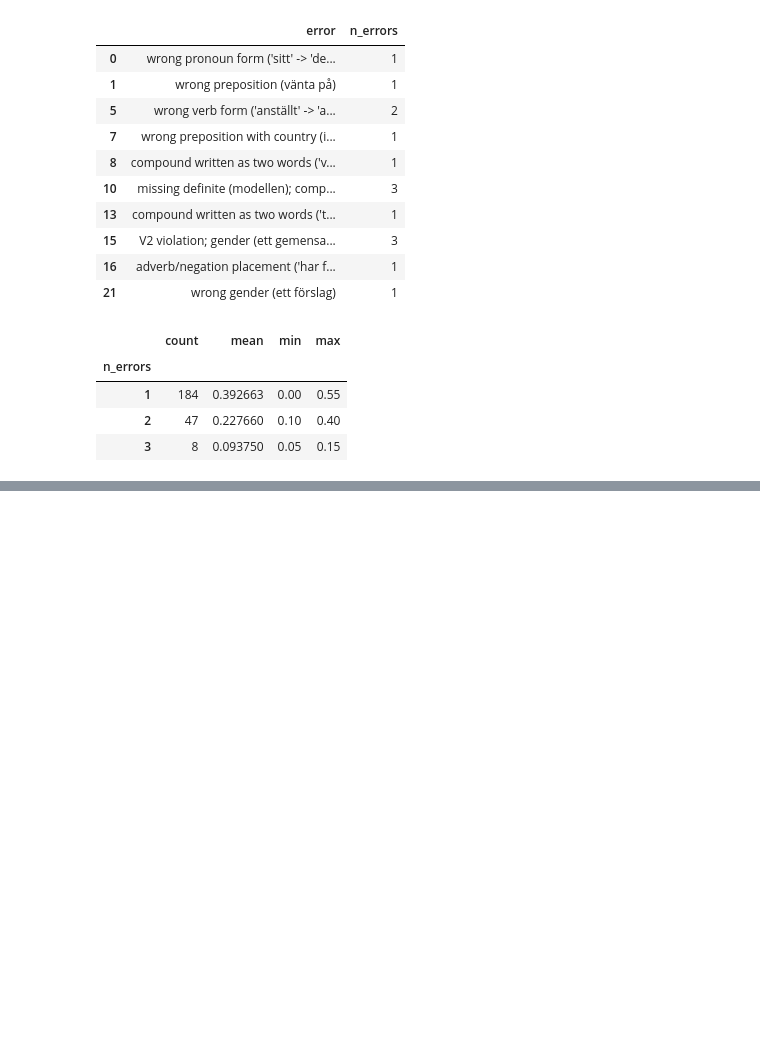
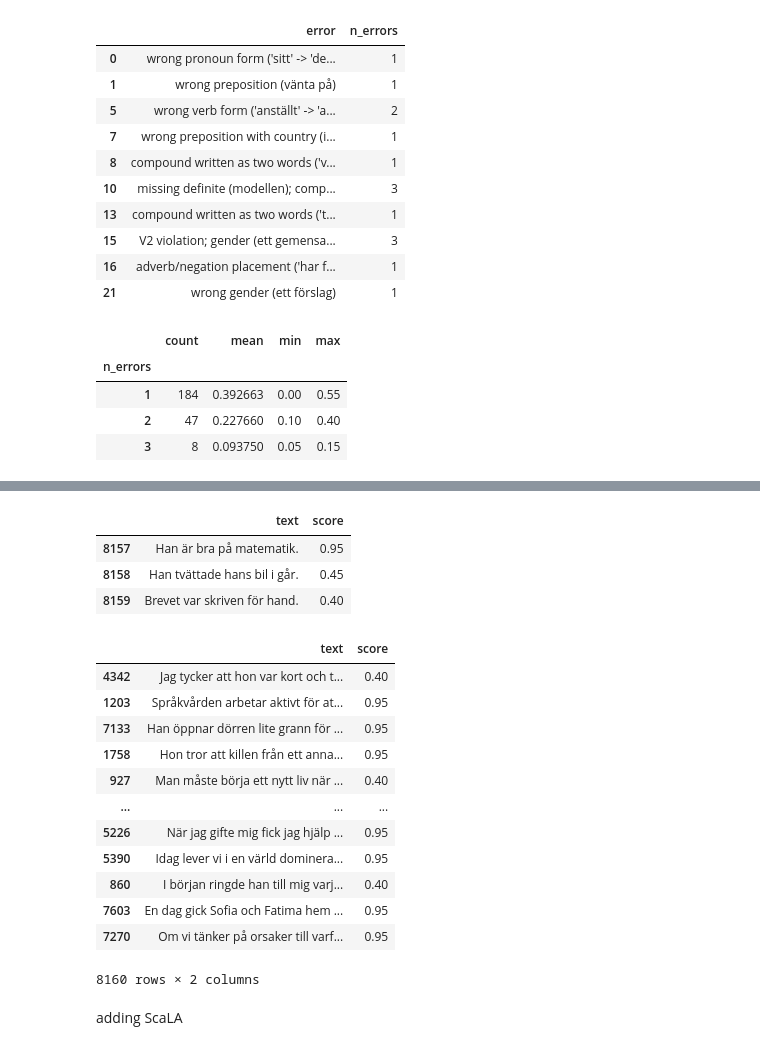
Before and after one commit to yegiVH/Swedish-Grammaticality-thesis, a Jupyter notebook: explore.ipynb, the cells around one changed output, grey strips where cells are left out. Saved outputs shown, nothing was run; the diff lists cells and outputs as text; code cells hidden in the pictures; blank space fills up the shorter version.

```diff
--- a/explore.ipynb
+++ b/explore.ipynb
@@ -104,0 +187,5 @@ poor.groupby("n_errors")["score"].agg(["count", "mean", "min", "max"])
+# %%
+toy_small = df[["text", "score"]]
+dalaj_small = dalaj_df[["text", "score"]]
+
+print(toy_small, dalaj_small)
@@ -104,0 +210,3 @@ poor.groupby("n_errors")["score"].agg(["count", "mean", "min", "max"])
+# %%
+train_df = pd.concat([dalaj_small, toy_small], ignore_index=True)
+train_df.head(10)
@@ -104,0 +244,24 @@ poor.groupby("n_errors")["score"].agg(["count", "mean", "min", "max"])
+# %%
+train_df.tail(3)
+# %% [output]
+|  | text | score |
+| 8157 | Han är bra på matematik. | 0.95 |
+| 8158 | Han tvättade hans bil i går. | 0.45 |
+| 8159 | Brevet var skriven för hand. | 0.40 |
+# %%
+# shuffle
+train_df.sample(frac=1, random_state=42)
+# %% [output]
+|  | text | score |
+| 4342 | Jag tycker att hon var kort och t... | 0.40 |
+| 1203 | Språkvården arbetar aktivt för at... | 0.95 |
+| 7133 | Han öppnar dörren lite grann för ... | 0.95 |
+| 1758 | Hon tror att killen från ett anna... | 0.95 |
+| 927 | Man måste börja ett nytt liv när ... | 0.40 |
+| ... | ... | ... |
+| 5226 | När jag gifte mig fick jag hjälp ... | 0.95 |
+| 5390 | Idag lever vi i en värld dominera... | 0.95 |
+| 860 | I början ringde han till mig varj... | 0.40 |
+| 7603 | En dag gick Sofia och Fatima hem ... | 0.95 |
+| 7270 | Om vi tänker på orsaker till varf... | 0.95 |
+8160 rows × 2 columns
@@ -104,0 +270,2 @@ poor.groupby("n_errors")["score"].agg(["count", "mean", "min", "max"])
+# %% [markdown]
+adding ScaLA
```
Also changed, not shown: parts of 28 cells of this notebook, 3 other files.
